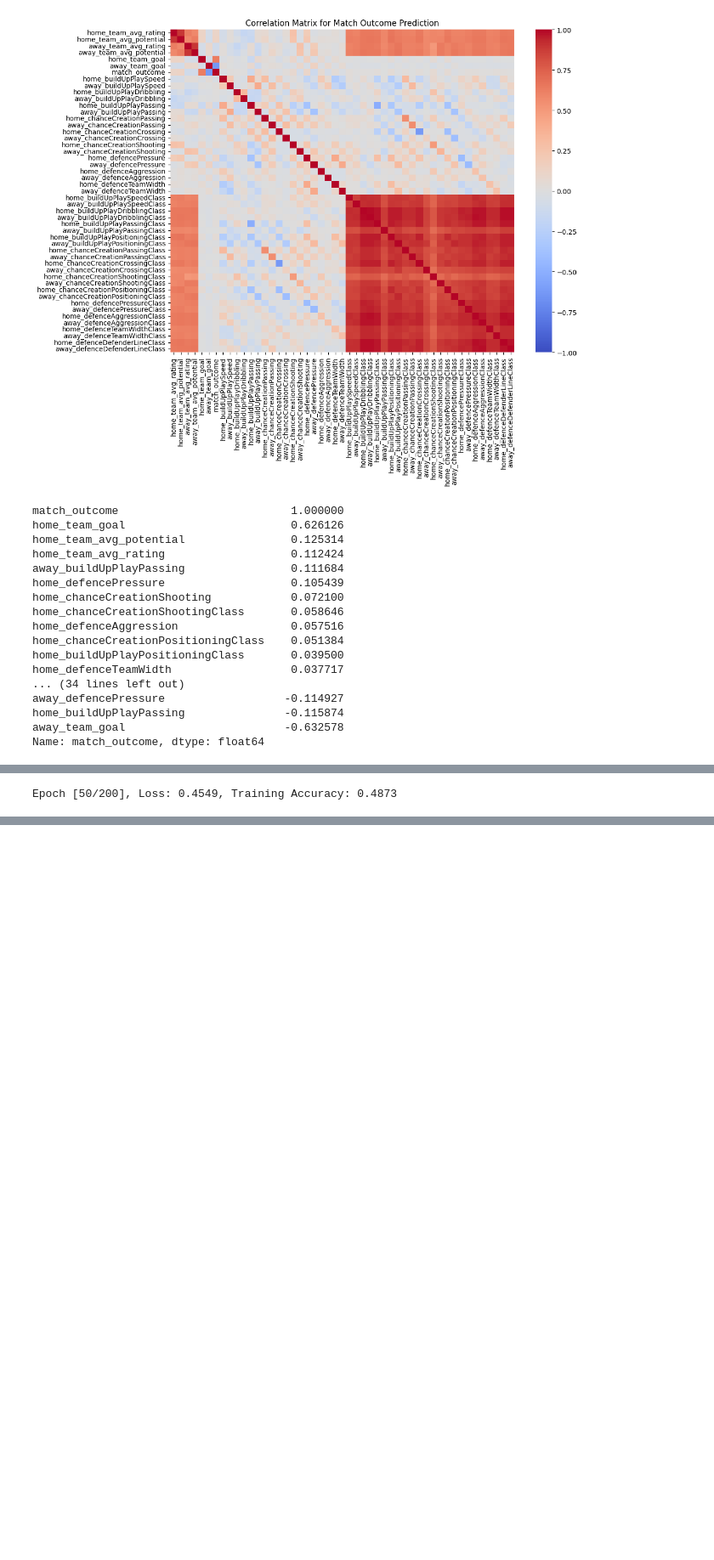
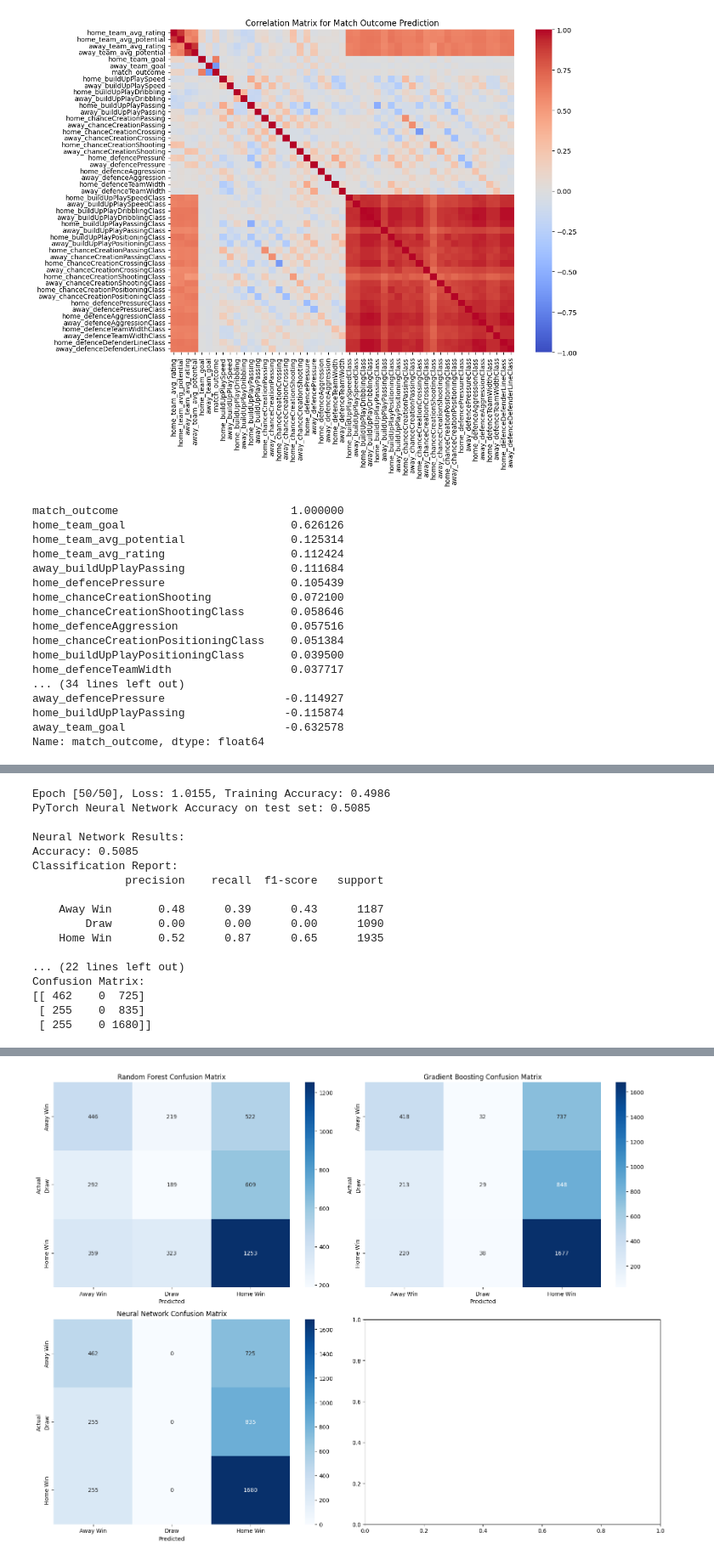
Before and after one commit to Shrimadh/ALDA, a Jupyter notebook: match_outcome_prediction.ipynb, the cells around one changed output, grey strips where cells are left out. Shown at 85% size. Cells and saved outputs as stored; diff of their text form; code cells hidden in the pictures; blank space fills up the shorter version.

```diff
--- a/match_outcome_prediction.ipynb
+++ b/match_outcome_prediction.ipynb
@@ -353,26 +353,18 @@ class EarlyStopping:
 class MatchOutcomeNN(nn.Module):
     def __init__(self, input_size):
         super(MatchOutcomeNN, self).__init__()
-        self.fc1 = nn.Linear(input_size, 128)
-        self.bn1 = nn.BatchNorm1d(128)
-        self.fc2 = nn.Linear(128, 256)
-        self.bn2 = nn.BatchNorm1d(256)
-        self.fc3 = nn.Linear(256, 128)
-        self.bn3 = nn.BatchNorm1d(128)
-        self.fc4 = nn.Linear(128, 64)
-        self.bn4 = nn.BatchNorm1d(64)
-        self.fc5 = nn.Linear(64, 3)  # Output for 3 classes
+        self.fc1 = nn.Linear(input_size, 64)
+        self.bn1 = nn.BatchNorm1d(64)
+        self.fc4 = nn.Linear(64, 32)
+        self.bn4 = nn.BatchNorm1d(32)
+        self.fc5 = nn.Linear(32, 3)  # Output for 3 classes
         self.dropout = nn.Dropout(0.4)  # Reduced dropout rate to 0.2
 
     def forward(self, x):
         x = torch.relu(self.bn1(self.fc1(x)))
-        x = self.dropout(x)
-        x = torch.relu(self.bn2(self.fc2(x)))
-        x = self.dropout(x)
-        x = torch.relu(self.bn3(self.fc3(x)))
-        x = self.dropout(x)
+        #x = self.dropout(x)
         x = torch.relu(self.bn4(self.fc4(x)))
-        x = self.dropout(x)
+        #x = self.dropout(x)
         x = self.fc5(x)  # No softmax here since we'll use CrossEntropyLoss
         return x
 
@@ -389,7 +381,7 @@ def train_pytorch_nn(model, X_train, y_train, X_test, y_test, num_epochs=50, bat
     train_data = TensorDataset(X_train_tensor, y_train_tensor)
     train_loader = DataLoader(train_data, batch_size=batch_size, shuffle=True)
 
-    criterion = FocalLoss(alpha=1, gamma=2)
+    criterion = nn.CrossEntropyLoss()
     optimizer = optim.Adam(model.parameters(), lr=0.001, weight_decay=0.001)  # Added L2 regularization
     scheduler = StepLR(optimizer, step_size=100, gamma=0.5)  # Reduce LR
     early_stopping = EarlyStopping(patience=20, min_delta=0.001)
@@ -497,7 +489,7 @@ print(gb_conf_matrix)
 
 input_size = X_train_scaled.shape[1]
 nn_model = MatchOutcomeNN(input_size)
-nn_predictions, nn_probabilities = train_pytorch_nn(nn_model, X_train_scaled, y_train, X_test_scaled, y_test, num_epochs=200)
+nn_predictions, nn_probabilities = train_pytorch_nn(nn_model, X_train_scaled, y_train, X_test_scaled, y_test, num_epochs=50)
 
 # Since predictions are already mapped, use them directly
 nn_accuracy = accuracy_score(y_test, nn_predictions)
@@ -558 +550,17 @@ Epoch [40/200], Loss: 0.4546, Training Accuracy: 0.4832
-Epoch [50/200], Loss: 0.4549, Training Accuracy: 0.4873
+Epoch [50/50], Loss: 1.0155, Training Accuracy: 0.4986
+PyTorch Neural Network Accuracy on test set: 0.5085
+
+Neural Network Results:
+Accuracy: 0.5085
+Classification Report:
+              precision    recall  f1-score   support
+
+    Away Win       0.48      0.39      0.43      1187
+        Draw       0.00      0.00      0.00      1090
+    Home Win       0.52      0.87      0.65      1935
+
+... (22 lines left out)
+Confusion Matrix:
+[[ 462    0  725]
+ [ 255    0  835]
+ [ 255    0 1680]]
@@ -563,3 +567,4 @@ Epoch [90/200], Loss: 0.4551, Training Accuracy: 0.4866
+[figure, added]
 # %%
 from sklearn.naive_bayes import GaussianNB
 from sklearn.ensemble import VotingClassifier
```
Also changed, not shown: parts of 3 cells of this notebook.
